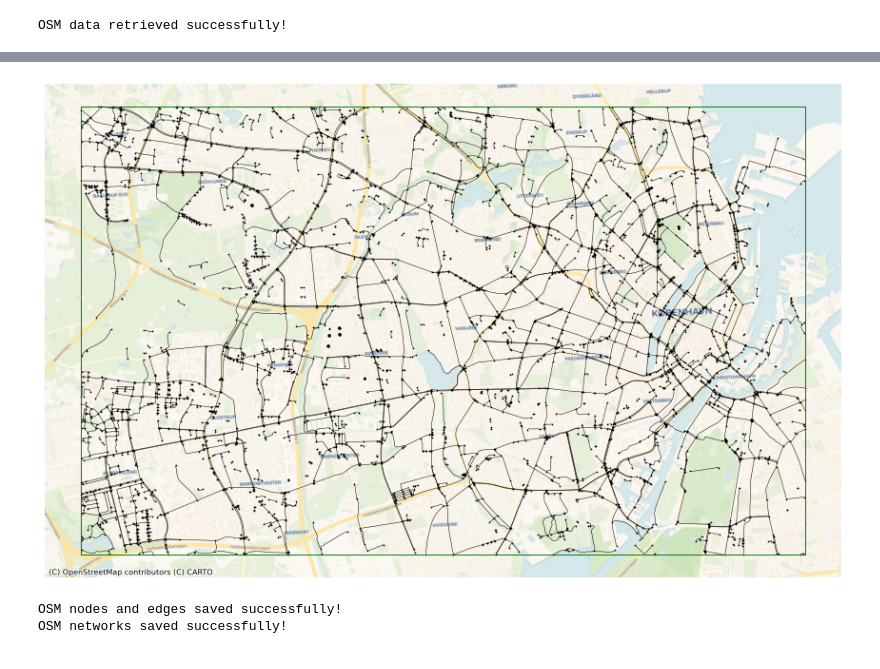
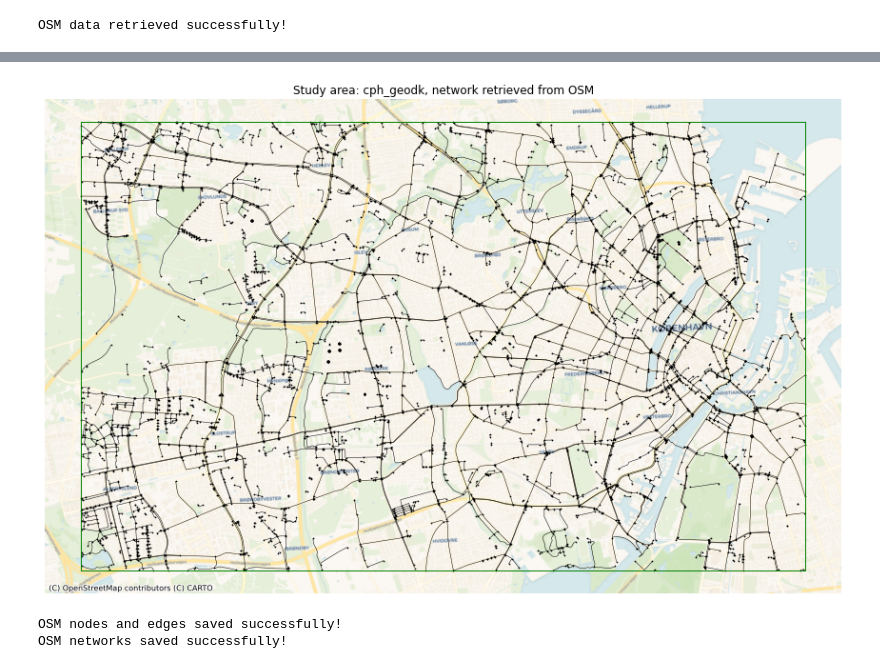
Before and after one commit to anerv/cycling_data_quality, a Jupyter notebook: scripts/OSM/01a_load_osm.ipynb, the cells around one changed output, grey strips where cells are left out. Drawn from its saved outputs; the diff is of its cells as text; code cells hidden in the pictures.

```diff
--- a/scripts/OSM/01a_load_osm.ipynb
+++ b/scripts/OSM/01a_load_osm.ipynb
@@ -59,7 +59,7 @@ assert study_area_poly.crs == study_crs
 area = study_area_poly.area.values[0]
 print(f'The size of the study area is {area / 1000000:.2f} square kilometers')
 
-fig, ax = plt.subplots(1, figsize=(15,15))
+fig, ax = plt.subplots(1, figsize=pdict["fsmap"])
 
 study_area_poly.plot(
     ax=ax,
@@ -72,5 +72,9 @@ cx.add_basemap(
     ax,
     crs=study_area_poly.crs,
     source=cx.providers.CartoDB.Voyager)
+
+ax.set_title(f"Study area: {study_area}, size: {area / 1000000:.2f} sqkm");
+
+fig.savefig(osm_resplot_fp + "gpd_area_OSM.png", dpi = pdict["dpi"])
 # %% [output]
 The size of the study area is 181.38 square kilometers
@@ -82,7 +86,7 @@ grid = ef.create_grid_geometry(study_area_poly, grid_cell_size)
 
 grid['grid_id'] = grid.index
 
-fig, ax = plt.subplots(1, figsize=(15,15))
+fig, ax = plt.subplots(1, figsize=pdict["fsmap"])
 
 grid_cell_area = (grid_cell_size/1000)**2 # in km2
 print(f'The grid contains {len(grid)} square cells with a side length of {grid_cell_size}m and an area of {grid_cell_area:.2f} square kilometers.')
@@ -99,5 +103,9 @@ cx.add_basemap(
     ax,
     crs=study_area_poly.crs,
     source=cx.providers.CartoDB.Voyager)
+
+ax.set_title(f"Study area: {study_area}, number of grid cells: {len(grid)}, grid cell side length: {grid_cell_size}m");
+
+fig.savefig(osm_resplot_fp + "gpd_grid_OSM.png", dpi = pdict["dpi"])
 # %% [output]
 The grid contains 770 square cells with a side length of 500m and an area of 0.25 square kilometers.
@@ -273,33 +281,37 @@ The length of the OSM network with bicycle infrastructure is 1058.07 kilometers
 # %%
 # Plot network
 
-fig, ax = plt.subplots(1, figsize=(15,15))
+fig, ax = plt.subplots(1, figsize=pdict["fsmap"])
 
 bicycle_edges_simplified.plot(
     ax = ax,
     color = pdict["osm_base"],
     linewidth = 0.5)
 
 bicycle_nodes_simplified.plot(
     ax = ax,
     color = pdict["osm_base"],
     markersize = 0.5)
 
 study_area_poly.plot(
     ax=ax,
     edgecolor = pdict["base"],
     facecolor = 'None',
     linewidth = 1)
 
 cx.add_basemap(
     ax=ax,
     crs=study_area_poly.crs,
     source=cx.providers.CartoDB.Voyager
 )
 
 ax.set_axis_off()
+
+ax.set_title(f"Study area: {study_area}, network retrieved from OSM");
+
+fig.savefig(osm_resplot_fp + "gpd_network_OSM.png", dpi = pdict["dpi"])
 # %% [output]
-[figure, old version]
+[figure, new version]
 # %%
 # Joining grid cell id to network elements
 osm_edges_simp_joined = gpd.overlay(bicycle_edges_simplified.reset_index(), grid, how ='intersection')
```
Also changed, not shown: parts of 3 cells of this notebook, 7 other files.
